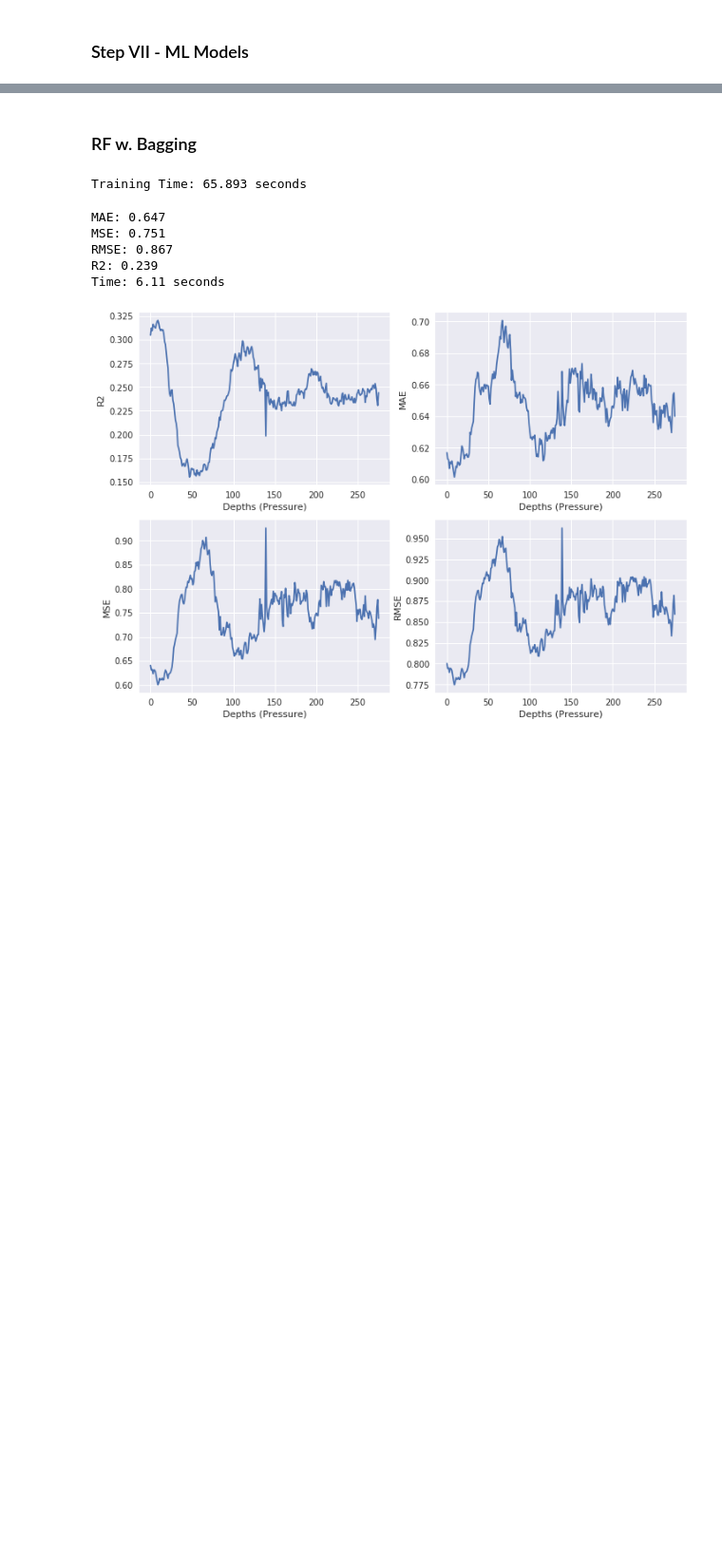
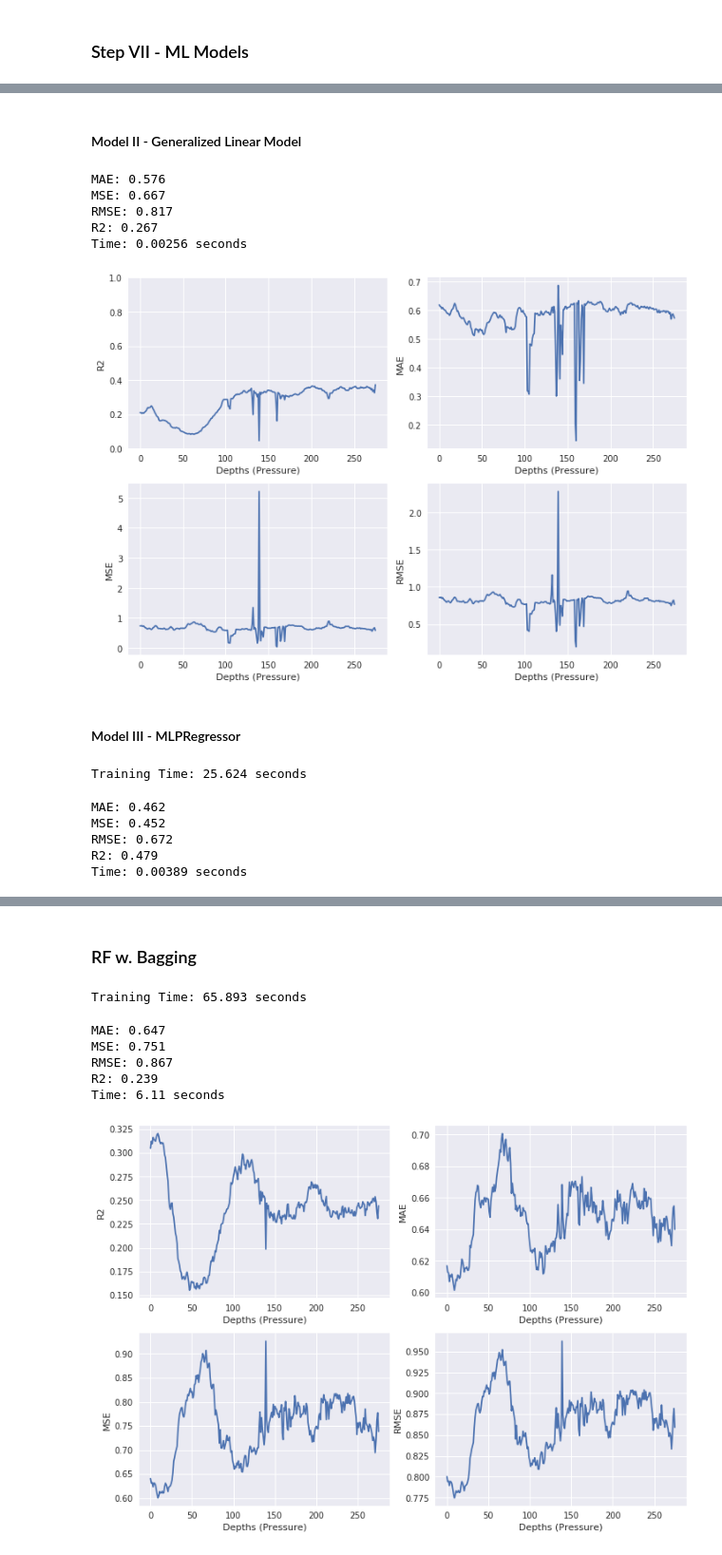
Before and after one commit to IPL-UV/ml4ocean, a Jupyter notebook: notebooks/3_models/1_control_baseline.ipynb, the cells around one changed output, grey strips where cells are left out. Shown at 95% size. Saved outputs shown, nothing was run; the diff lists cells and outputs as text; code cells hidden in the pictures; blank space fills up the shorter version.

```diff
--- a/notebooks/3_models/1_control_baseline.ipynb
+++ b/notebooks/3_models/1_control_baseline.ipynb
@@ -188,0 +182,57 @@ Time: 1.04 seconds
+# %% [markdown]
+#### Model II - Generalized Linear Model
+# %%
+gl_model = train_glm_model(xtrain_norm, ytrain_norm)
+# %%
+# Predictions
+t0 = time.time()
+ypred_red = gl_model.predict(xtest_norm)
+t1 = time.time() - t0
+#ypred = pca_model.inverse_transform(ypred_red)
+# %%
+from sklearn.metrics import mean_absolute_error, mean_squared_error, r2_score
+
+
+# Get Average Stats
+mae = mean_absolute_error(ytest_norm, ypred_red, multioutput='uniform_average')
+mse = mean_squared_error(ytest_norm, ypred_red, multioutput='uniform_average')
+rmse = np.sqrt(mse)
+r2 = r2_score(ytest_norm, ypred_red, multioutput='uniform_average')
+print(
+    f"MAE: {mae:.3f}\nMSE: {mse:.3f}\nRMSE: {rmse:.3f}\nR2: {r2:.3f}"
+    f" \nTime: {t1:.3} seconds"
+)
+# %% [output]
+MAE: 0.576
+MSE: 0.667
+RMSE: 0.817
+R2: 0.267
+Time: 0.00256 seconds
+# %%
+plot_mo_stats(ytest_norm, ypred_red)
+# %% [output]
+[figure, added]
+# %% [markdown]
+#### Model III - MLPRegressor
+# %%
+from sklearn.neural_network import MLPRegressor
+mlp_model = MLPRegressor(
+    hidden_layer_sizes=150,
+    activation='relu',
+    batch_size=100,
+    max_iter=10_000,
+    solver='adam',
+    verbose=False,
+    warm_start=True,
+    learning_rate='adaptive'
+)
+
+t0 = time.time()
+mlp_model.fit(xtrain_norm, ytrain_norm)
+t1 = time.time() - t0
+
+print(
+    f"Training Time: {t1:.3f} seconds"
+)
+# %% [output]
+Training Time: 25.624 seconds
@@ -189,6 +245,16 @@ Time: 1.04 seconds
 # %%
-# Get Stats per Depth
-mae_raw = mean_absolute_error(ytest_norm, ypred_red, multioutput='raw_values')
-mse_raw = mean_squared_error(ytest_norm, ypred_red, multioutput='raw_values')
-rmse_raw = np.sqrt(mse_raw)
-r2_raw = r2_score(ytest_norm, ypred_red, multioutput='raw_values')
+# Get Average Stats
+mae = mean_absolute_error(ytest_norm, ypred_red, multioutput='uniform_average')
+mse = mean_squared_error(ytest_norm, ypred_red, multioutput='uniform_average')
+rmse = np.sqrt(mse)
+r2 = r2_score(ytest_norm, ypred_red, multioutput='uniform_average')
+print(
+    f"MAE: {mae:.3f}\nMSE: {mse:.3f}\nRMSE: {rmse:.3f}\nR2: {r2:.3f}"
+    f" \nTime: {t1:.3} seconds"
+)
+# %% [output]
+MAE: 0.462
+MSE: 0.452
+RMSE: 0.672
+R2: 0.479
+Time: 0.00389 seconds
```
Also changed, not shown: parts of 33 cells of this notebook, 4 other files.
